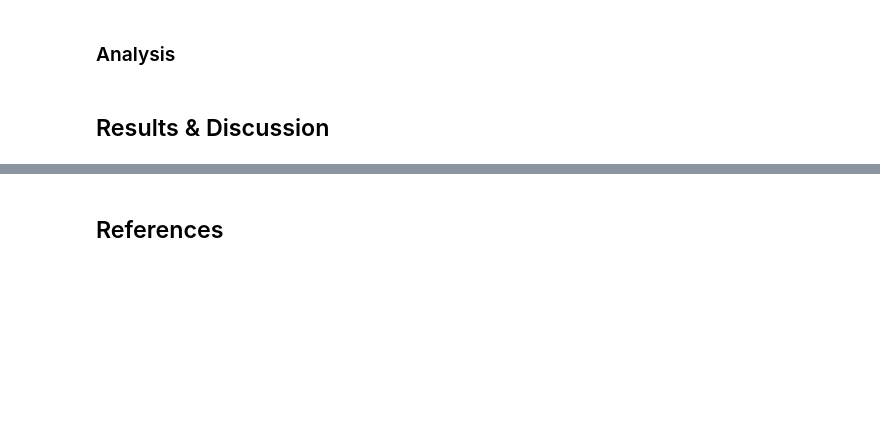
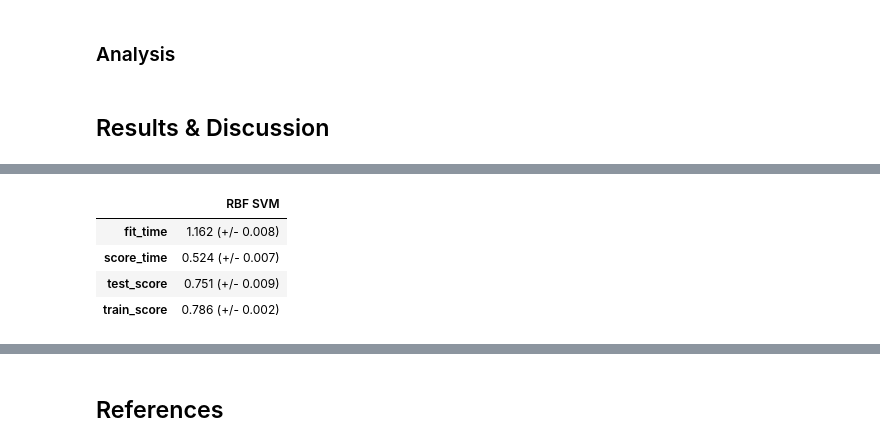
Before and after one commit to UBC-MDS/2023_dsci522-group17, a Jupyter notebook: high-potential-fifa-prediction-report.ipynb, the cells around one changed output, grey strips where cells are left out. Cells and saved outputs as stored; diff of their text form; code cells hidden in the pictures; blank space fills up the shorter version.

```diff
--- a/high-potential-fifa-prediction-report.ipynb
+++ b/high-potential-fifa-prediction-report.ipynb
@@ -210,5 +229,11 @@ pd.DataFrame(random_search.cv_results_)[
 # %%
-results
+pd.DataFrame(results["RBF SVM"])
+# %% [output]
+|  | RBF SVM |
+| fit_time | 1.162 (+/- 0.008) |
+| score_time | 0.524 (+/- 0.007) |
+| test_score | 0.751 (+/- 0.009) |
+| train_score | 0.786 (+/- 0.002) |
 # %%
 best_model = random_search.best_estimator_
 best_model
```
Also changed, not shown: parts of 21 cells of this notebook.
